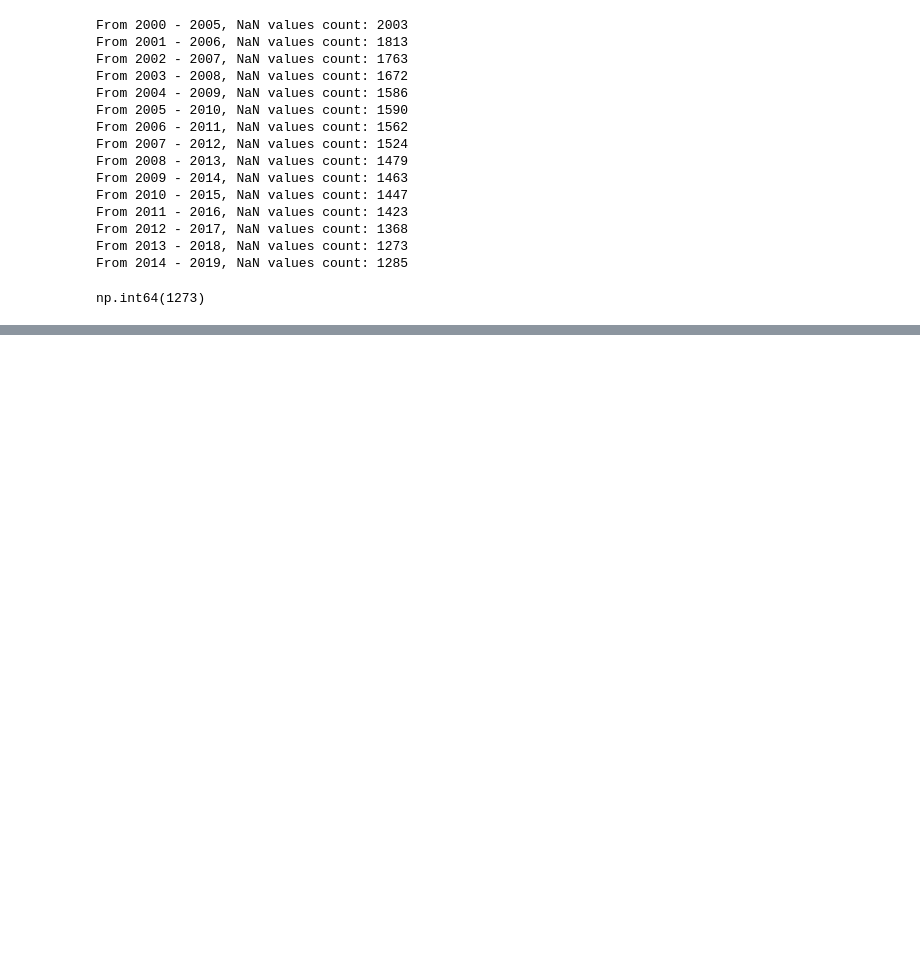
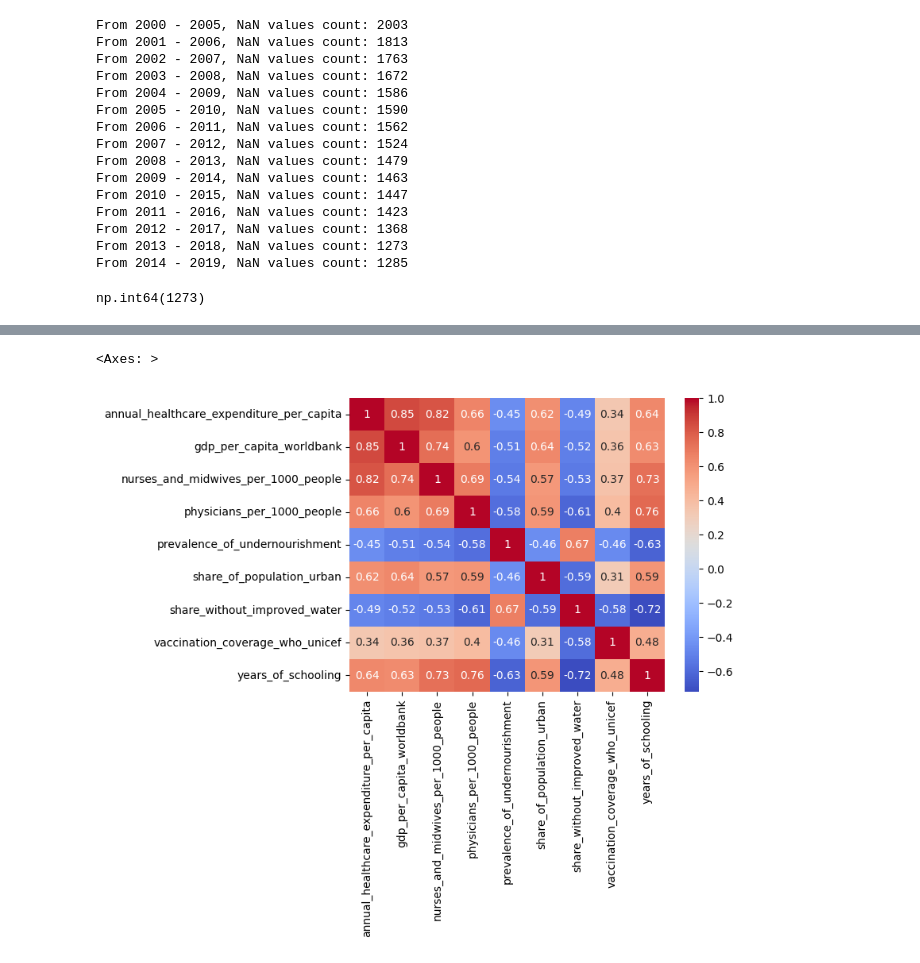
Before and after one commit to HamzahFayad/master_thesis_child_mortality, a Jupyter notebook: 01_notebooks/0_data_overview.ipynb, the cells around one changed output, grey strips where cells are left out. Cells and saved outputs as stored; diff of their text form; code cells hidden in the pictures; blank space fills up the shorter version.

```diff
--- a/01_notebooks/0_data_overview.ipynb
+++ b/01_notebooks/0_data_overview.ipynb
@@ -131,0 +152,9 @@ df_main_period
+# %%
+df_only_features = df_main_period.copy()
+df_ony_features = df_only_features.drop(columns=["Entity", "child_mortality_igme"])
+corr = df_ony_features.corr()
+# %%
+sns.heatmap(corr, annot=True, cmap="coolwarm")
+# %% [output]
+<Axes: >
+[figure, added]
```
Also changed, not shown: parts of 8 cells of this notebook, 2 other files.
